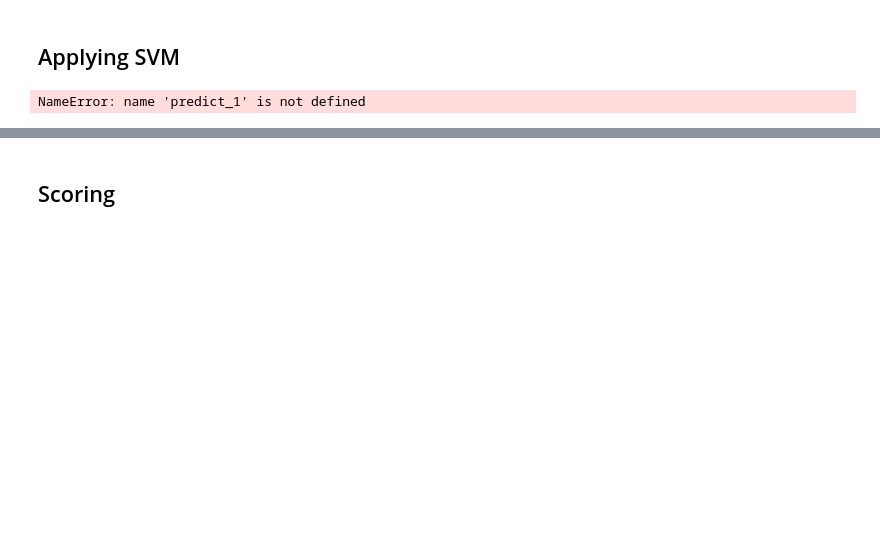
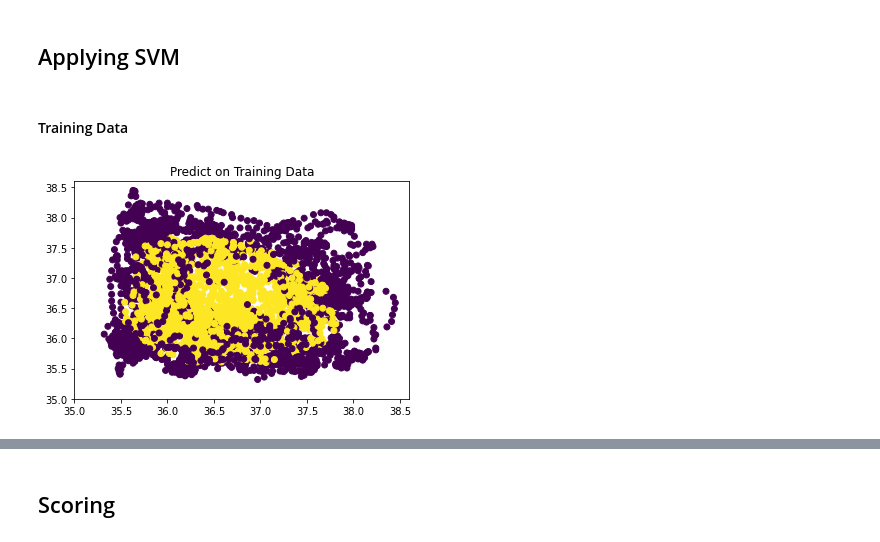
Before and after one commit to sheyaa/caterpillar_mset, a Jupyter notebook: Mice_SVM.ipynb, the cells around one changed output, grey strips where cells are left out. Cells and saved outputs as stored; diff of their text form; code cells hidden in the pictures; blank space fills up the shorter version.

```diff
--- a/Mice_SVM.ipynb
+++ b/Mice_SVM.ipynb
@@ -121,7 +64,16 @@ predict_2 = model_2.predict(X[5001:,:])
 # %% [markdown]
 ## Applying SVM
+# %% [markdown]
+#### Training Data
 # %%
-#plotting the scatterplot
-plt.scatter(Z[5001:,0],Z[5001:,1], c = predict_1)
+# Plotting the scatterplot (predicting on train data)
+plt.scatter(Z[720:5041,0],Z[720:5041,1], c = predict_1)
+plt.xlim(35, 38.6)
+plt.ylim(35, 38.6)
+plt.title("Predict on Training Data")
+
+# Saving the Image
+Predict_train = "Predict_train.png"   # saving the file as the name of the mouse
+plt.savefig(Predict_train, facecolor='white')
 # %% [output]
-NameError: name 'predict_1' is not defined
+[figure, added]
```
Also changed, not shown: parts of 37 cells of this notebook, 1 other file.
